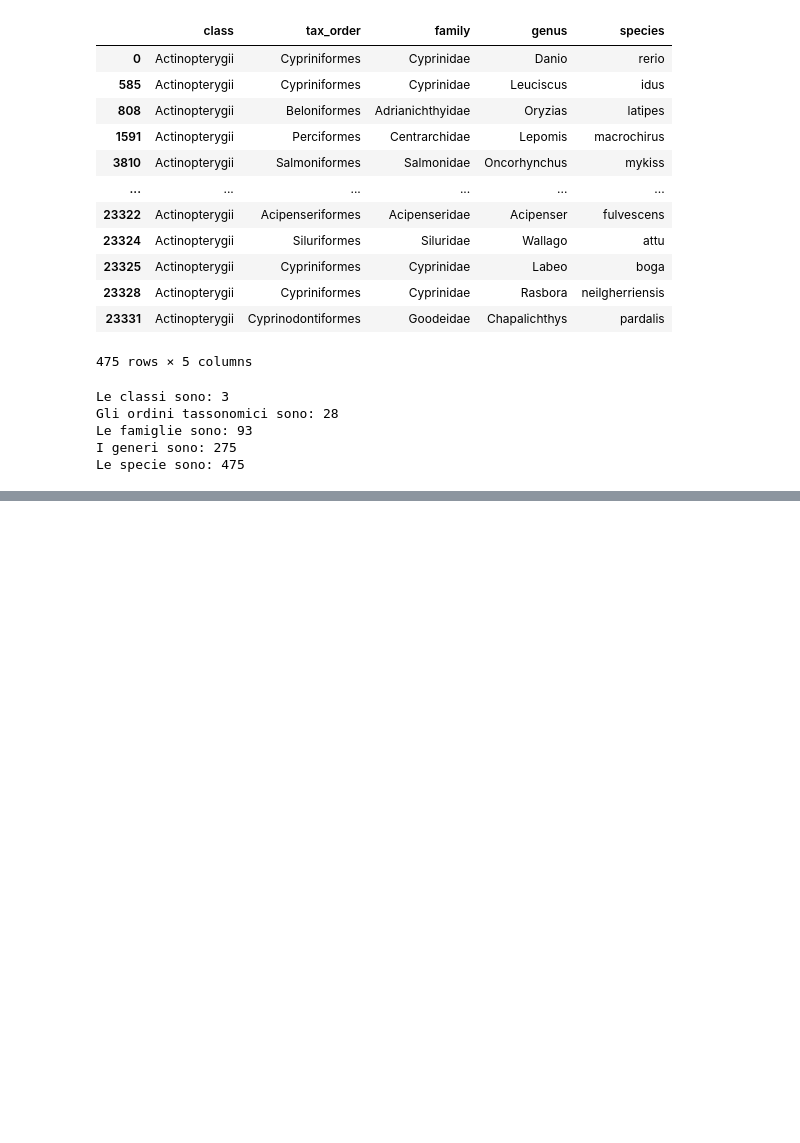
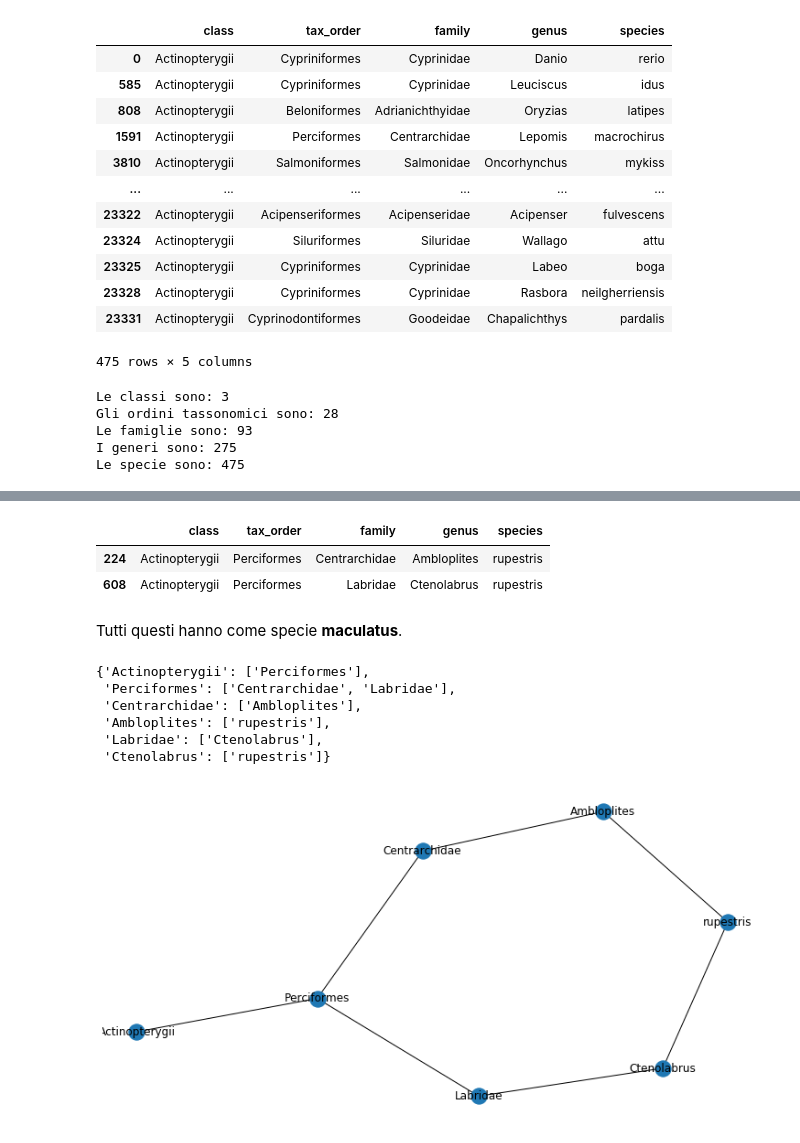
Before and after one commit to simonedambrosi/MLTOX-Simone, a Jupyter notebook: Script per tesi/Species analysis.ipynb, the cells around one changed output, grey strips where cells are left out. Cells and saved outputs as stored; diff of their text form; code cells hidden in the pictures; blank space fills up the shorter version.

```diff
--- a/Script per tesi/Species analysis.ipynb
+++ b/Script per tesi/Species analysis.ipynb
@@ -320,0 +323,6 @@ Le specie sono: 475
+# %%
+import pandas as pd
+import numpy as np
+
+ft = pd.read_csv('dataset_prova/fish_tested.csv').drop(columns = 'Unnamed: 0')
+ft
@@ -320,0 +363,51 @@ Le specie sono: 475
+# %%
+u = ft[ft['species'] == 'rupestris']
+u
+# %% [output]
+|  | class | tax_order | family | genus | species |
+| 224 | Actinopterygii | Perciformes | Centrarchidae | Ambloplites | rupestris |
+| 608 | Actinopterygii | Perciformes | Labridae | Ctenolabrus | rupestris |
+# %% [markdown]
+Tutti questi hanno come specie **maculatus**.
+# %%
+d1 = dict()
+
+for i in u.values:
+    '''Inizializzazioni'''
+    if i[0] not in d1.keys():
+        d1[i[0]] = list()
+    if i[1] not in d1.keys():
+        d1[i[1]] = list()
+    if i[2] not in d1.keys():
+        d1[i[2]] = list()
+    if i[3] not in d1.keys():
+        d1[i[3]] = list()
+
+    '''Riempimento'''
+    if i[1] not in d1[i[0]]:
+        d1[i[0]].append(i[1])
+    if i[2] not in d1[i[1]]:
+        d1[i[1]].append(i[2])
+    if i[3] not in d1[i[2]]:
+        d1[i[2]].append(i[3])
+    if i[4] not in d1[i[3]]:
+        d1[i[3]].append(i[4])
+# %%
+d1
+# %% [output]
+{'Actinopterygii': ['Perciformes'],
+ 'Perciformes': ['Centrarchidae', 'Labridae'],
+ 'Centrarchidae': ['Ambloplites'],
+ 'Ambloplites': ['rupestris'],
+ 'Labridae': ['Ctenolabrus'],
+ 'Ctenolabrus': ['rupestris']}
+# %%
+from networkx.drawing.layout import planar_layout
+
+al_mac_spec = nx.Graph(d1)
+plt.figure(figsize = (10,5))
+nx.draw(al_mac_spec, with_labels=True)
+plt.savefig('fig.png')
+plt.show()
+# %% [output]
+[figure, added]
```
Also changed, not shown: parts of 5 cells of this notebook, 4 other files.
